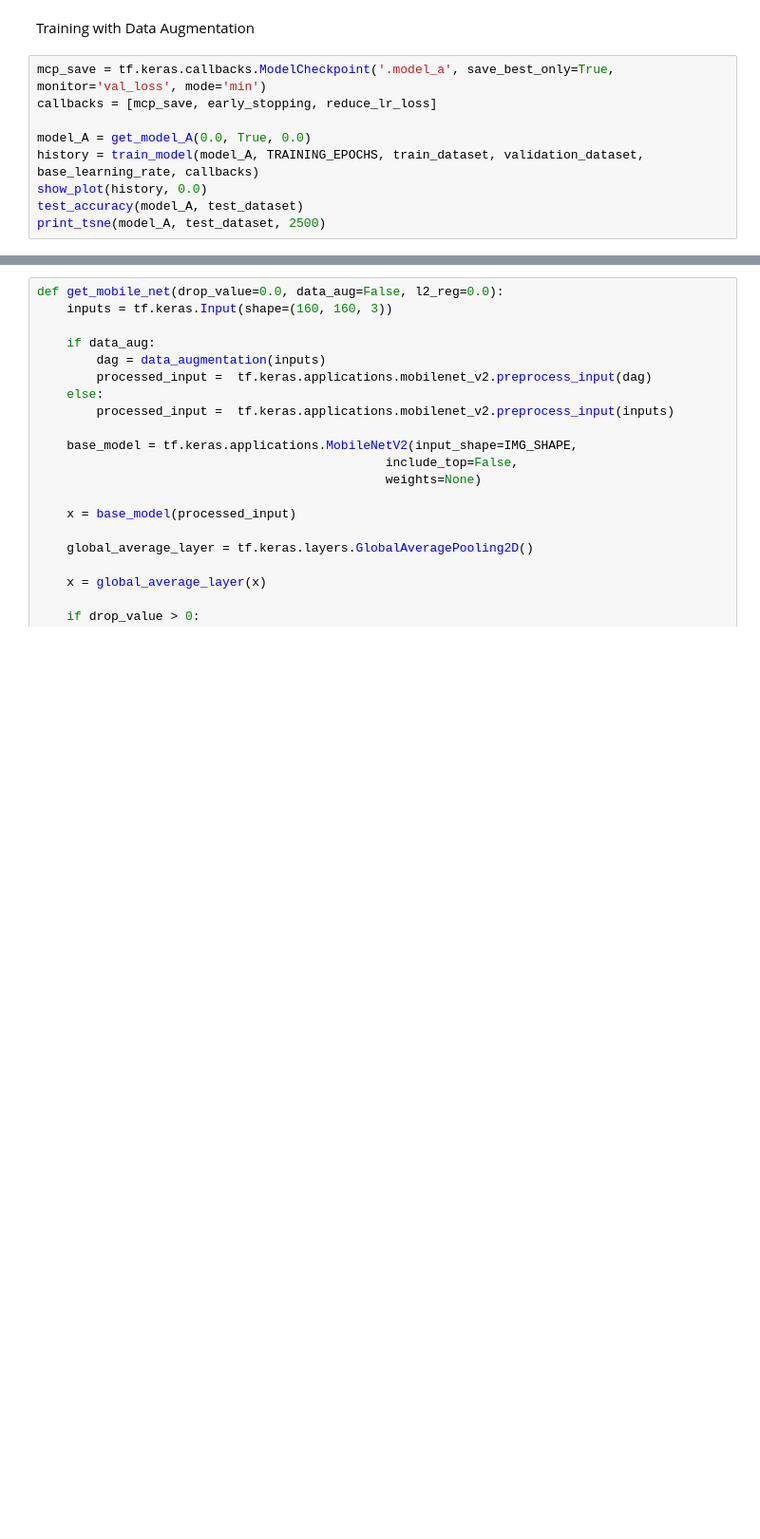
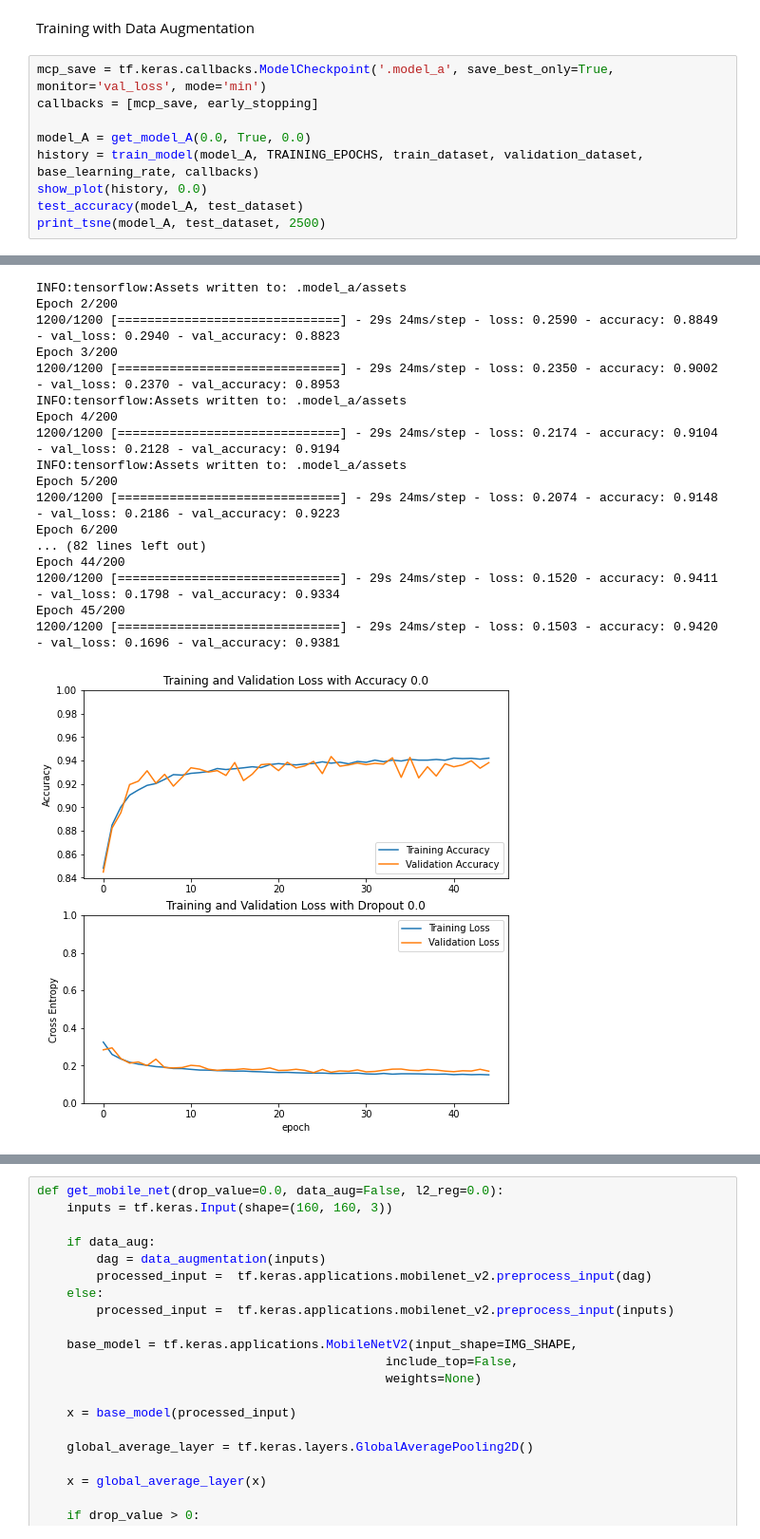
Before and after one commit to diego-mansilla/detritus-recognition, a Jupyter notebook: train_models.ipynb, the cells around one changed output, grey strips where cells are left out. Shown at 95% size. Saved outputs shown, nothing was run; the diff lists cells and outputs as text; blank space fills up the shorter version.

```diff
--- a/train_models.ipynb
+++ b/train_models.ipynb
@@ -101,10 +99,11 @@ reduce_lr_loss = tf.keras.callbacks.ReduceLROnPlateau(monitor='val_loss', factor
 Training with Data Augmentation
 # %%
 mcp_save = tf.keras.callbacks.ModelCheckpoint('.model_a', save_best_only=True, monitor='val_loss', mode='min')
-callbacks = [mcp_save, early_stopping, reduce_lr_loss]
+callbacks = [mcp_save, early_stopping]
 
 model_A = get_model_A(0.0, True, 0.0)
 history = train_model(model_A, TRAINING_EPOCHS, train_dataset, validation_dataset, base_learning_rate, callbacks)
 show_plot(history, 0.0)
 test_accuracy(model_A, test_dataset)
 print_tsne(model_A, test_dataset, 2500)
+# %% [output]
@@ -110,0 +114,18 @@ print_tsne(model_A, test_dataset, 2500)
+INFO:tensorflow:Assets written to: .model_a/assets
+Epoch 2/200
+1200/1200 [==============================] - 29s 24ms/step - loss: 0.2590 - accuracy: 0.8849 - val_loss: 0.2940 - val_accuracy: 0.8823
+Epoch 3/200
+1200/1200 [==============================] - 29s 24ms/step - loss: 0.2350 - accuracy: 0.9002 - val_loss: 0.2370 - val_accuracy: 0.8953
+INFO:tensorflow:Assets written to: .model_a/assets
+Epoch 4/200
+1200/1200 [==============================] - 29s 24ms/step - loss: 0.2174 - accuracy: 0.9104 - val_loss: 0.2128 - val_accuracy: 0.9194
+INFO:tensorflow:Assets written to: .model_a/assets
+Epoch 5/200
+1200/1200 [==============================] - 29s 24ms/step - loss: 0.2074 - accuracy: 0.9148 - val_loss: 0.2186 - val_accuracy: 0.9223
+Epoch 6/200
+... (82 lines left out)
+Epoch 44/200
+1200/1200 [==============================] - 29s 24ms/step - loss: 0.1520 - accuracy: 0.9411 - val_loss: 0.1798 - val_accuracy: 0.9334
+Epoch 45/200
+1200/1200 [==============================] - 29s 24ms/step - loss: 0.1503 - accuracy: 0.9420 - val_loss: 0.1696 - val_accuracy: 0.9381
+[figure, added]
```
Also changed, not shown: parts of 9 cells of this notebook, 1 other file.
